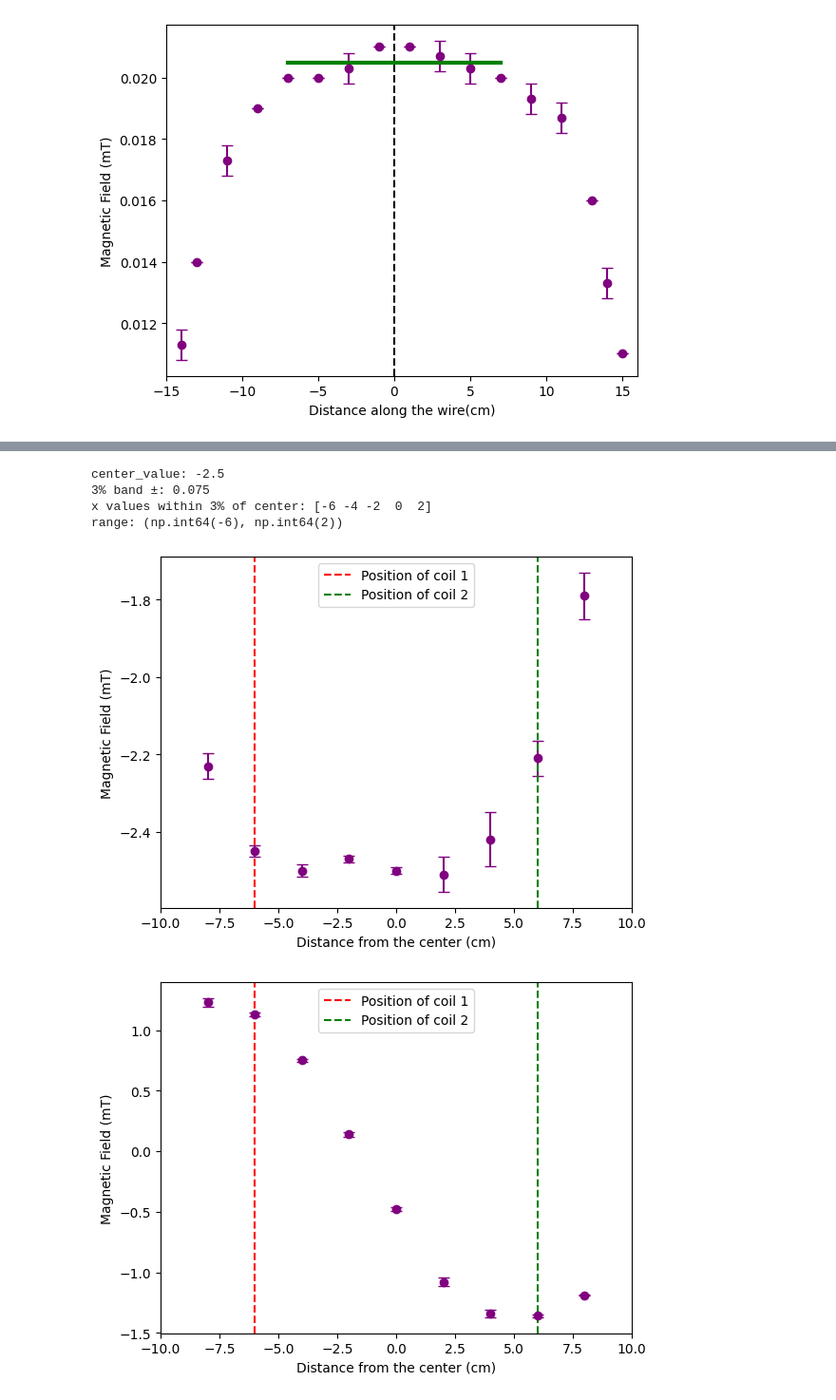
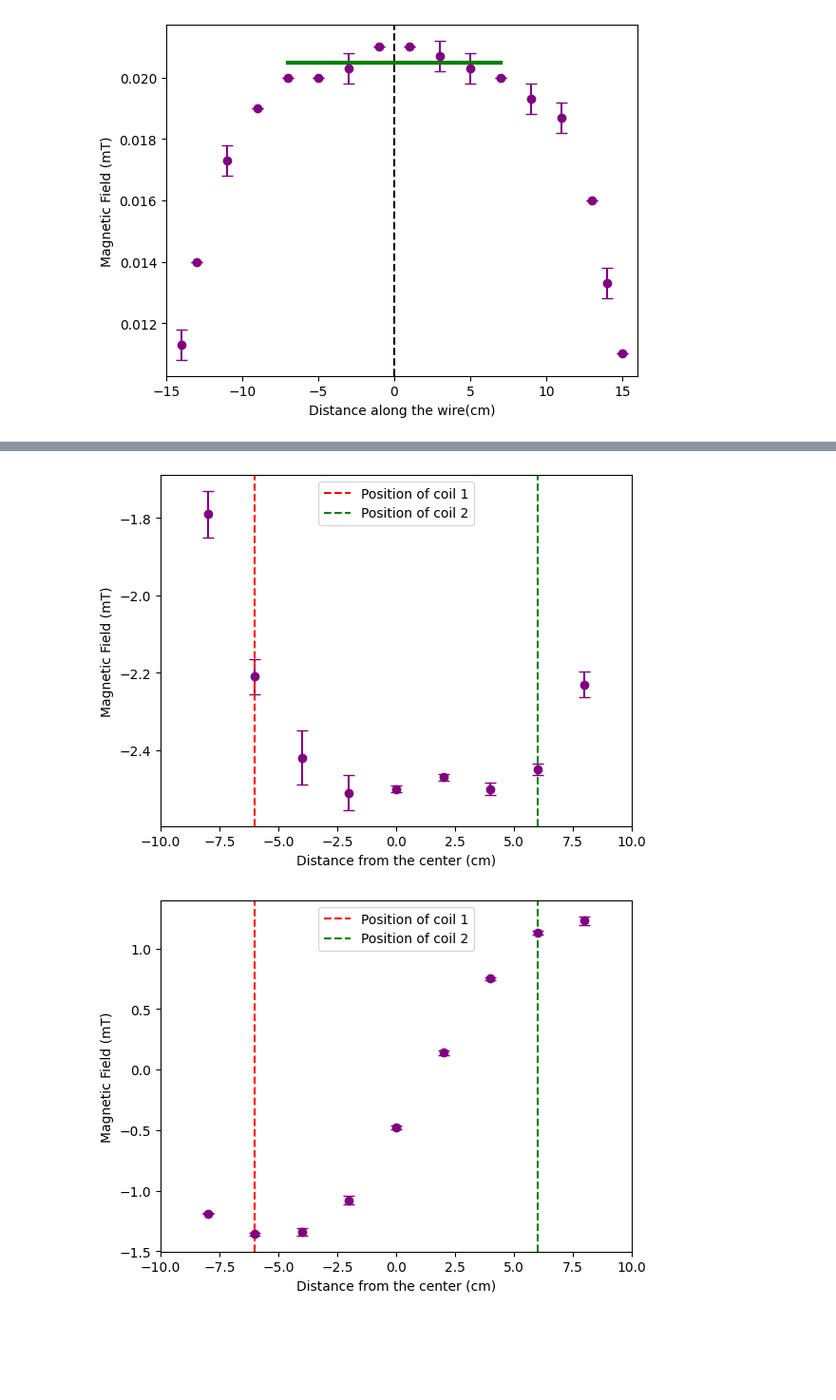
Before and after one commit to LiseKleinbekman/Bachelor-codes, a Jupyter notebook: Practical 2 figures.ipynb, the cells around one changed output, grey strips where cells are left out. Shown at 95% size. Drawn from its saved outputs; the diff is of its cells as text; code cells hidden in the pictures; blank space fills up the shorter version.

```diff
--- a/Practical 2 figures.ipynb
+++ b/Practical 2 figures.ipynb
@@ -198,7 +195,7 @@ plt.show()
 # %%
 #Experiment 3 D & E
 
-x = np.array([-8, -6, -4, -2, 0, 2, 4, 6, 8])
+x = np.array([8, 6, 4, 2, 0, -2, -4, -6, -8])
 
 
 data_p = [-2.23, -2.45, -2.5, -2.47, -2.5, -2.51, -2.42, -2.21, -1.79]
@@ -207,36 +204,32 @@ data_ap = [1.23, 1.13, 0.75, 0.14, -0.48, -1.08, -1.34, -1.36, -1.19]
 stdev_ap = [0.034, 0.012, 0.012, 0.019, 0.017, 0.037, 0.029, 0.012, 0.004]
 
 fig, ax = plt.subplots()
 
 ax.errorbar(x, data_p, yerr=stdev_p,
             fmt="o", color="purple", capsize=4,
            )
 ax.set_xlim(-10, 10)
 ax.axvline(-6, color = "red", linestyle='--', label="Position of coil 1")
 ax.axvline(6, color = "green", linestyle='--', label="Position of coil 2")
 ax.set_xlabel("Distance from the center (cm)")
 ax.set_ylabel("Magnetic Field (mT)")
 ax.legend()
 
 plt.show()
 
 fig, ax = plt.subplots()
 
 ax.errorbar(x, data_ap, yerr=stdev_ap,
             fmt="o", color="purple", capsize=4,
            )
 ax.set_xlim(-10, 10)
 ax.axvline(-6, color = "red", linestyle='--', label="Position of coil 1")
 ax.axvline(6, color = "green", linestyle='--', label="Position of coil 2")
 ax.set_xlabel("Distance from the center (cm)")
 ax.set_ylabel("Magnetic Field (mT)")
 ax.legend()
 
 plt.show()
 # %% [output]
-center_value: -2.5
-3% band ±: 0.075
-x values within 3% of center: [-6 -4 -2  0  2]
-range: (np.int64(-6), np.int64(2))
-[figure, old version]
+[figure, new version]
-[figure, old version]
+[figure, new version]
```
Also changed, not shown: parts of 3 cells of this notebook.
